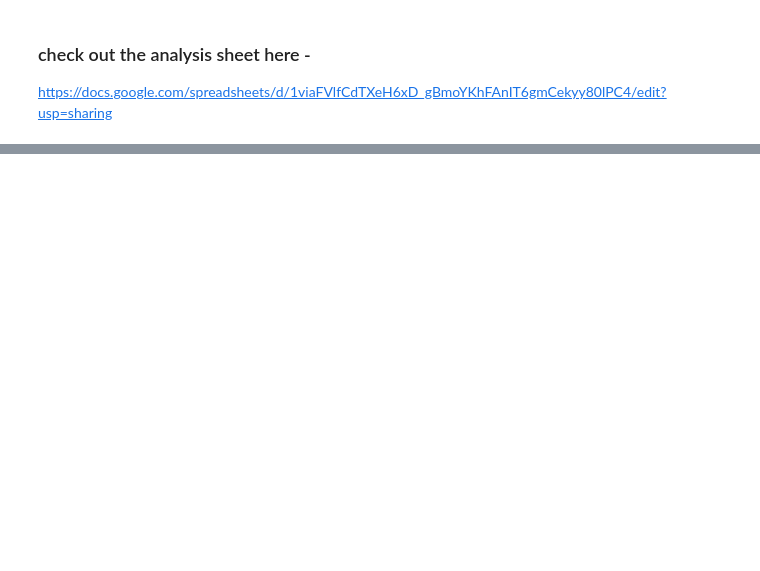
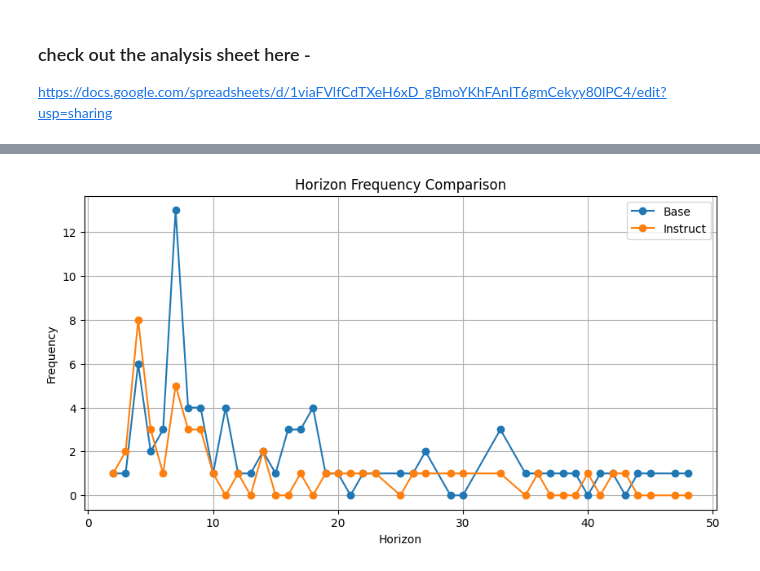
Before and after one commit to ambitious-mechinterp/plan_trace, a Jupyter notebook: notebooks/feature_meta_analysis.ipynb, the cells around one changed output, grey strips where cells are left out. Saved outputs shown, nothing was run; the diff lists cells and outputs as text; code cells hidden in the pictures; blank space fills up the shorter version.

```diff
--- a/notebooks/feature_meta_analysis.ipynb
+++ b/notebooks/feature_meta_analysis.ipynb
@@ -575,0 +735,21 @@ https://docs.google.com/spreadsheets/d/1viaFVlfCdTXeH6xD_gBmoYKhFAnIT6gmCekyy80l
+# %%
+def plot_horizon_lines(d1, d2, label1="Dict 1", label2="Dict 2"):
+    horizons = sorted(set(d1) | set(d2))
+
+    y1 = [d1.get(h, 0) for h in horizons]
+    y2 = [d2.get(h, 0) for h in horizons]
+
+    plt.figure(figsize=(10, 5))
+    plt.plot(horizons, y1, marker='o', label=label1)
+    plt.plot(horizons, y2, marker='o', label=label2)
+
+    plt.xlabel("Horizon")
+    plt.ylabel("Frequency")
+    plt.title("Horizon Frequency Comparison")
+    plt.legend()
+    plt.grid(True)
+    plt.show()
+# %%
+plot_horizon_lines(planning_dist_base_freq, planning_dist_instruct_freq, "Base", "Instruct")
+# %% [output]
+[figure, added]
```
Also changed, not shown: parts of 12 cells of this notebook.
